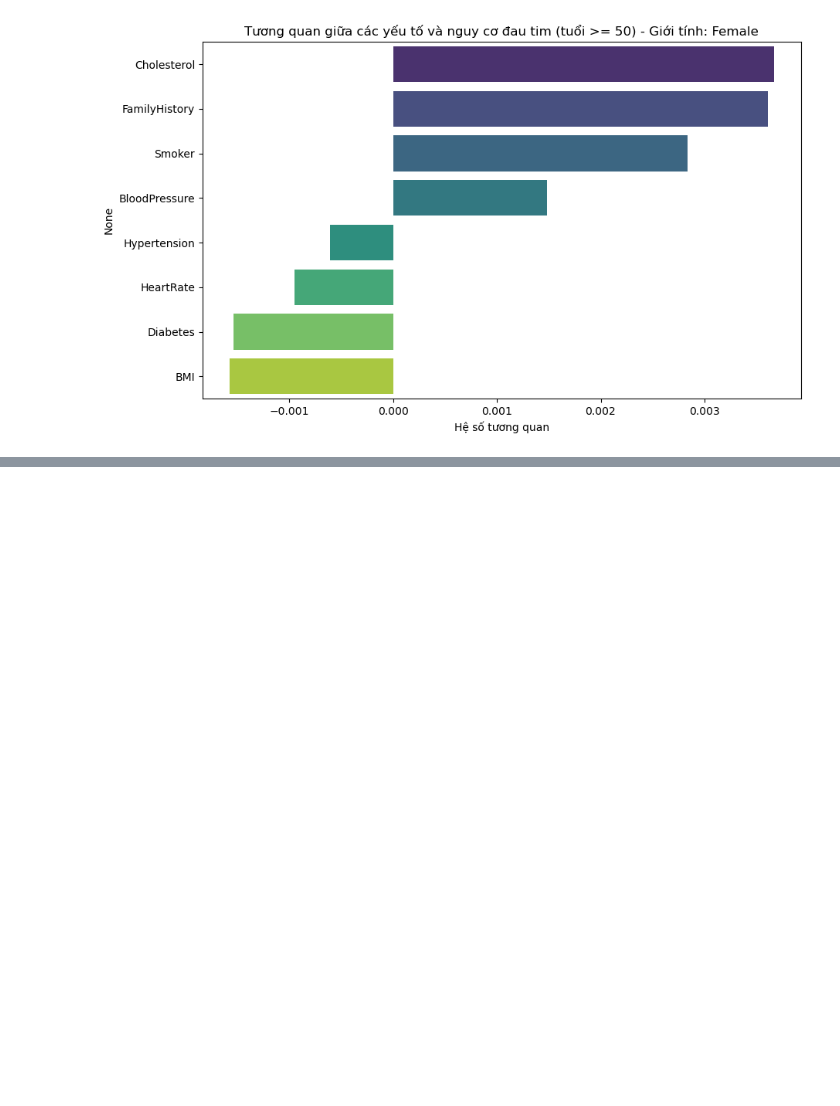
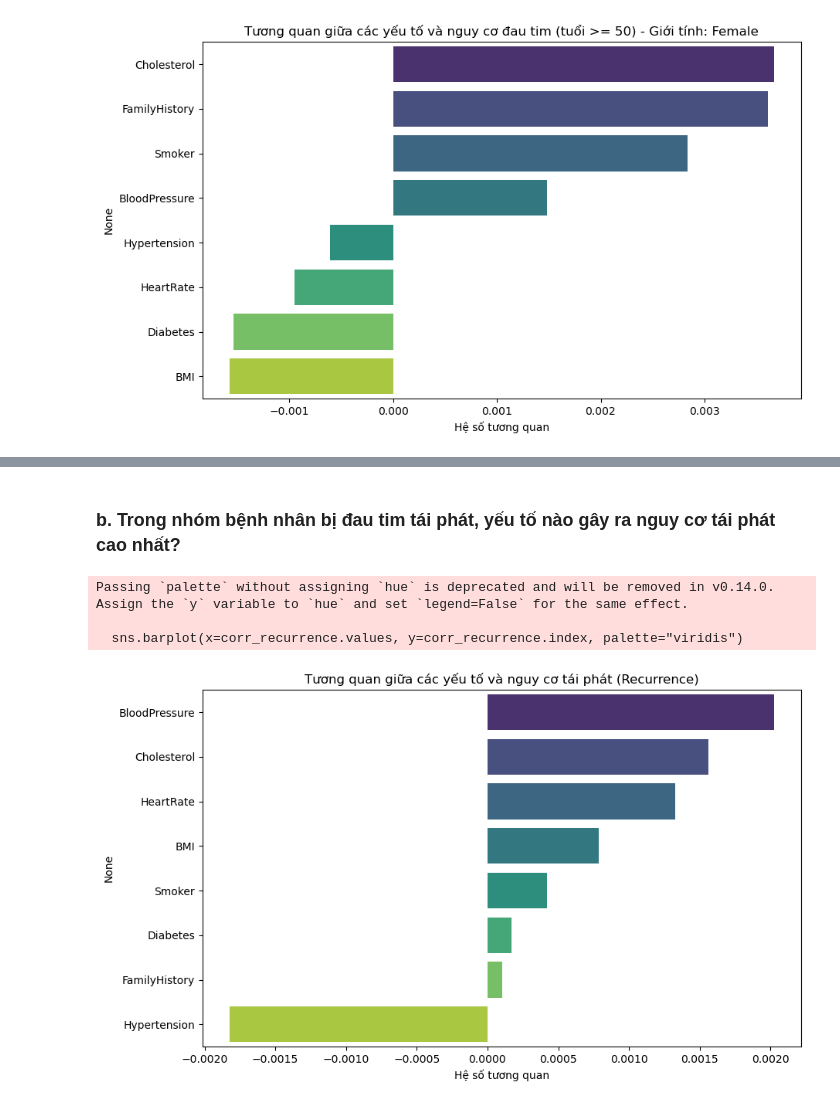
Before and after one commit to AnhQuan58/Truc_Quan_Hoa, a Jupyter notebook: nhom9.ipynb, the cells around one changed output, grey strips where cells are left out. Cells and saved outputs as stored; diff of their text form; code cells hidden in the pictures; blank space fills up the shorter version.

```diff
--- a/nhom9.ipynb
+++ b/nhom9.ipynb
@@ -422,0 +251,20 @@ dtype: object
+# %% [markdown]
+### b. Trong nhóm bệnh nhân bị đau tim tái phát, yếu tố nào gây ra nguy cơ tái phát cao nhất?
+# %%
+# Giả sử rằng nếu PreviousHeartAttack == 1 thì bệnh nhân có tái phát.
+df_corr["Recurrence"] = df_corr["PreviousHeartAttack"]  # ADDED
+
+# Tính hệ số tương quan giữa các yếu tố (sử dụng danh sách factors đã định nghĩa) và Recurrence trên toàn bộ dataset
+# Vì nếu chỉ lấy nhóm tái phát thì Recurrence là hằng số nên ta tính trên toàn bộ dữ liệu.
+corr_recurrence = df_corr[factors + ["Recurrence"]].corr()["Recurrence"].drop("Recurrence")
+corr_recurrence = corr_recurrence.sort_values(ascending=False)
+plt.figure(figsize=(10, 6))
+sns.barplot(x=corr_recurrence.values, y=corr_recurrence.index, palette="viridis")
+plt.title('Tương quan giữa các yếu tố và nguy cơ tái phát (Recurrence)')
+plt.xlabel('Hệ số tương quan')
+plt.show()
+# %% [output]
+Passing `palette` without assigning `hue` is deprecated and will be removed in v0.14.0. Assign the `y` variable to `hue` and set `legend=False` for the same effect.
+
+  sns.barplot(x=corr_recurrence.values, y=corr_recurrence.index, palette="viridis")
+[figure, added]
```
Also changed, not shown: parts of 33 cells of this notebook.
